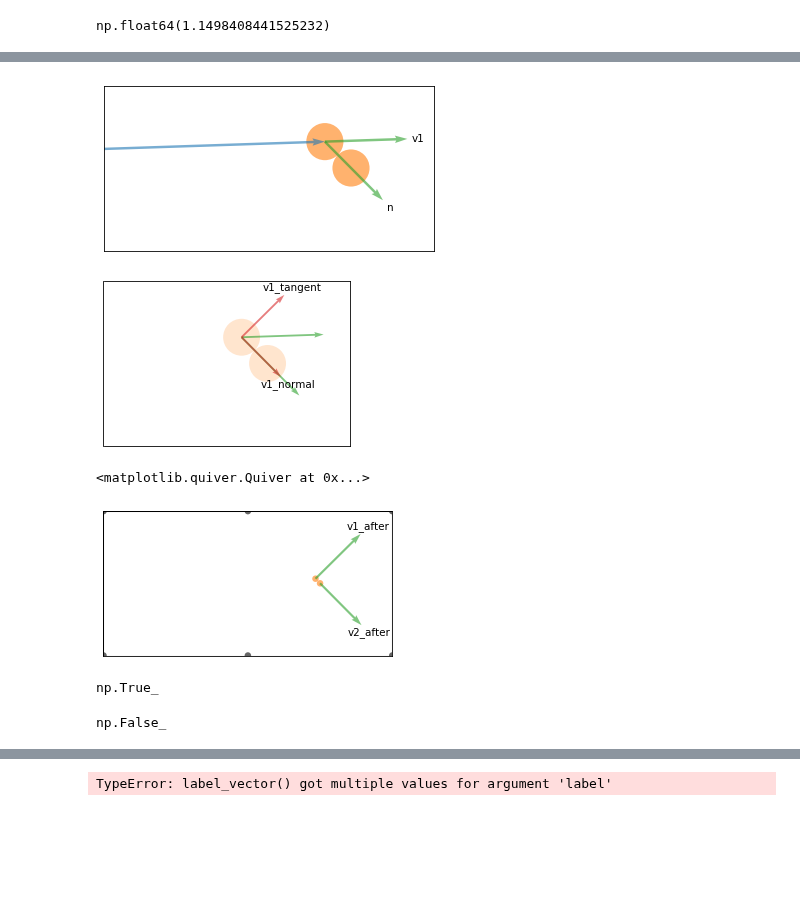
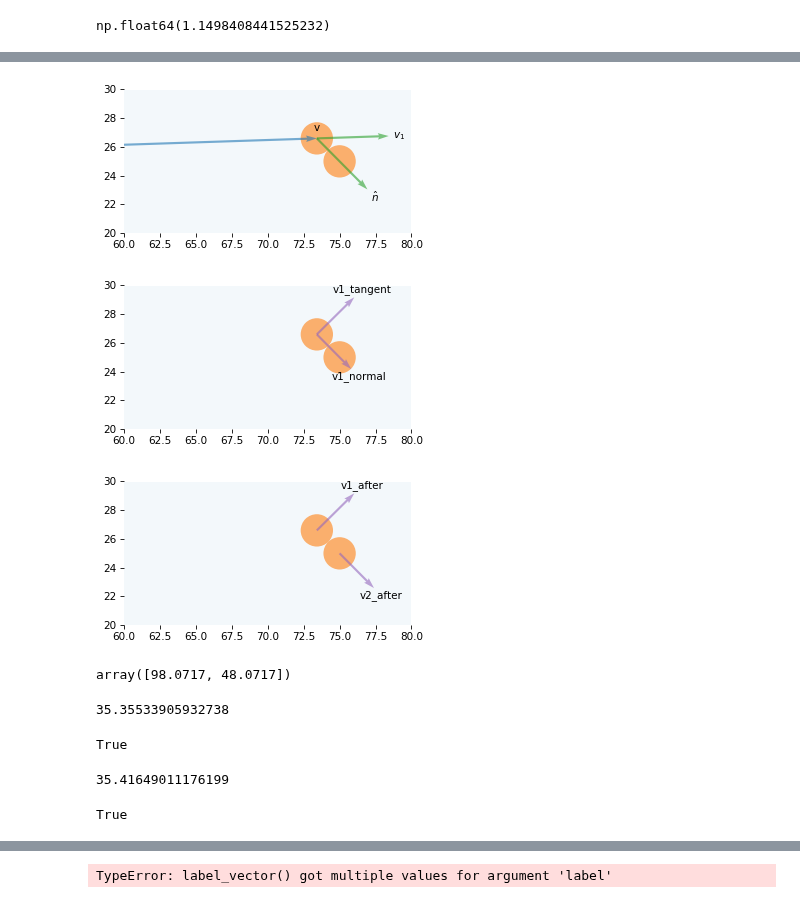
Before and after one commit to AllenDowney/ThinkLinearAlgebra, a Jupyter notebook: soln/dot.ipynb, the cells around one changed output, grey strips where cells are left out. Cells and saved outputs as stored; diff of their text form; code cells hidden in the pictures; blank space fills up the shorter version.

```diff
--- a/soln/dot.ipynb
+++ b/soln/dot.ipynb
@@ -411,4 +570,2 @@ magnitude
 # %%
-v_soln = magnitude * direction
-pos1 = cue + v_soln
-pos2 = target
+v_soln = magnitude_star * direction
@@ -423,17 +587,16 @@ decorate(xlim=[60, 80], ylim=[20, 30])
 # %%
 def normalize(v):
     return v / norm(v)
+# %%
+v1 = normalize(v_soln)
+v2 = np.array([0, 0])
 # %%
-v1 = v / norm(v)
-v2 = np.array([0, 0])
-n = normalize(pos2 - pos1)
+pos1 = cue + v_soln
+pos2 = target
+n_hat = normalize(pos2 - pos1)
 # %%
-from utils import plot_vectors
-
-draw_table()
-draw_circles([pos1, target])
-plot_vector(v_soln, cue)
-plot_vectors([v1, n], [pos1, pos1], labels=['v1', 'n'], scale=5, color="C2")
-decorate(xlim=[60, 80], ylim=[20, 30])
+draw_collision(v_soln)
+plot_vectors([v1, n_hat], [pos1, pos1], labels=['$v_1$', '$\hat{n}$'],
+             scale=5, color="C2");
 # %% [output]
-[figure, old version]
+[figure, new version]
@@ -443,12 +603,10 @@ def dot(v, w):
 # %%
-v1_normal = dot(v1, n) / dot(n, n) * n
+v1_normal = vector_projection(v1, n_hat)
 v1_tangent = v1 - v1_normal
 # %%
-draw_table()
-draw_circles([pos1, target], alpha=0.2)
-plot_vectors([v1 * 5, n * 5], [pos1, pos1], color="C2")
-plot_vectors([v1_normal * 5, v1_tangent * 5], [pos1, pos1], labels=['v1_normal', 'v1_tangent'], color="C3")
-decorate(xlim=[65, 80], ylim=[20, 30])
+draw_collision(v_soln, draw_v=False)
+plot_vectors([v1_normal, v1_tangent], [pos1, pos1], scale=5,
+             labels=['v1_normal', 'v1_tangent'], color="C4");
 # %% [output]
-[figure, old version]
+[figure, new version]
 # %%
@@ -458,10 +616,9 @@ v2_tangent = v2 - v2_normal
 v1_after = v1_tangent + v2_normal
 v2_after = v2_tangent + v1_normal
 # %%
-draw_table()
-draw_circles([pos1, target], alpha=0.6)
-plot_vectors([v1_after, v2_after], [pos1, pos2], scale=30, labels=['v1_after', 'v2_after'], color="C2")
+draw_collision(v_soln, draw_v=False)
+plot_vectors([v1_after, v2_after], [pos1, pos2], scale=5,
+             labels=['v1_after', 'v2_after'], color="C4");
 # %% [output]
-<matplotlib.quiver.Quiver at 0x...>
-[figure, old version]
+[figure, new version]
 # %%
@@ -470,8 +627,16 @@ pocket2 = np.array([100, 0])
+# %%
+pos2 + v2_after_hat * 35
+# %% [output]
+array([98.0717, 48.0717])
 # %%
-will_hit(v2_after, pos2, pocket2, ball_diameter)
+v2_after_hat = normalize(v2_after)
+will_hit(v2_after_hat, pos2, pocket2, ball_diameter)
 # %% [output]
-np.True_
+35.35533905932738
+True
 # %%
-will_hit(v1_after, pos1, pocket1, ball_diameter)
+v1_after_hat = normalize(v1_after)
+will_hit(v1_after_hat, pos1, pocket1, ball_diameter)
 # %% [output]
-np.False_
+35.41649011176199
+True
```
Also changed, not shown: parts of 121 cells of this notebook.
